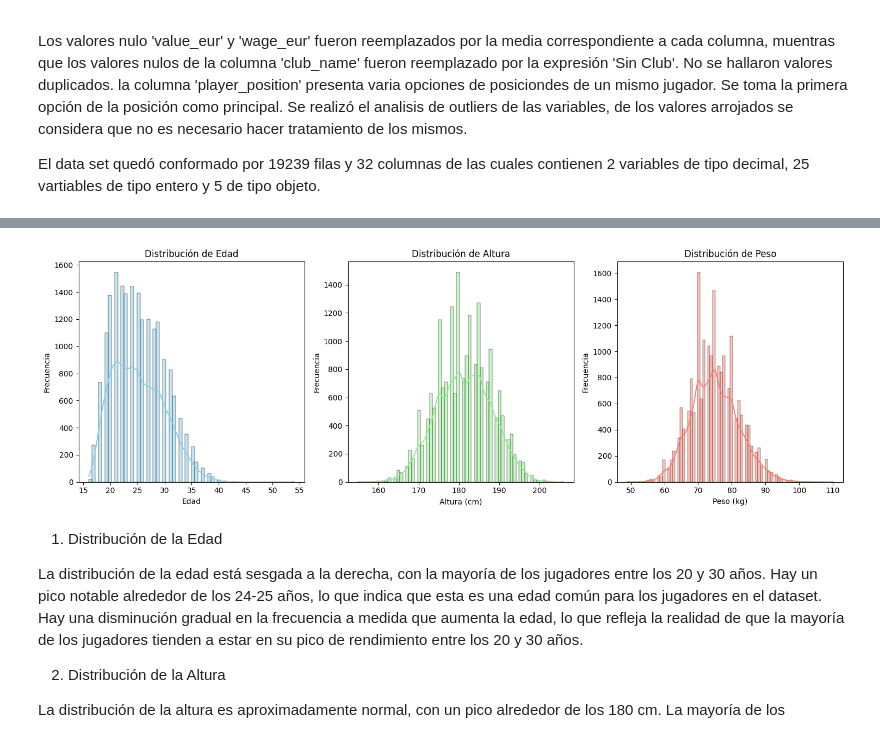
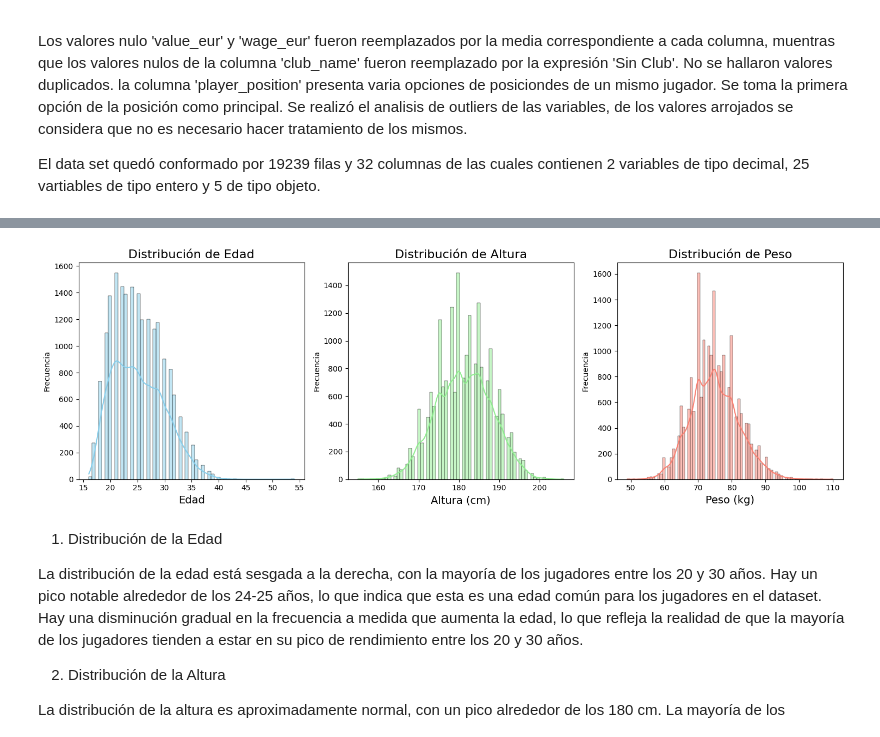
Before and after one commit to CarlaLS/Entregas-CoderHouse-Ciencia-de-Datos-II, a Jupyter notebook: FiFA22_Carla_Salamone.ipynb, the cells around one changed output, grey strips where cells are left out. Saved outputs shown, nothing was run; the diff lists cells and outputs as text; code cells hidden in the pictures.

```diff
--- a/FiFA22_Carla_Salamone.ipynb
+++ b/FiFA22_Carla_Salamone.ipynb
@@ -379,35 +418,35 @@ Analisis Univariado
 # %%
-# histograma sobre le edad, altura y peso de los jugadores
+# histograma sobre la edad, altura y peso de los jugadores
 
 
 # Crear una figura y ejes
 fig, axs = plt.subplots(1, 3, figsize=(15, 5))
 
 # Histograma de Edad
 sns.histplot(df_FIFA_nuevo['age'], kde=True, ax=axs[0], color='skyblue')
-axs[0].set_title('Distribución de Edad')
-axs[0].set_xlabel('Edad')
+axs[0].set_title('Distribución de Edad', size=16)
+axs[0].set_xlabel('Edad', size=14)
 axs[0].set_ylabel('Frecuencia')
 
 # Histograma de Altura
 sns.histplot(df_FIFA_nuevo['height_cm'], kde=True, ax=axs[1], color='lightgreen')
-axs[1].set_title('Distribución de Altura')
-axs[1].set_xlabel('Altura (cm)')
+axs[1].set_title('Distribución de Altura', size=16)
+axs[1].set_xlabel('Altura (cm)', size=14)
 axs[1].set_ylabel('Frecuencia')
 
 # Histograma de Peso
 sns.histplot(df_FIFA_nuevo['weight_kg'], kde=True, ax=axs[2], color='salmon')
-axs[2].set_title('Distribución de Peso')
-axs[2].set_xlabel('Peso (kg)')
+axs[2].set_title('Distribución de Peso', size=16)
+axs[2].set_xlabel('Peso (kg)', size=14)
 axs[2].set_ylabel('Frecuencia')
 
 # Ajustar el espaciado entre subplots
 plt.tight_layout()
 
 # Mostrar el gráfico
 plt.show()
 # %% [output]
-[figure, old version]
+[figure, new version]
 # %% [markdown]
 
 
```
Also changed, not shown: parts of 42 cells of this notebook.
